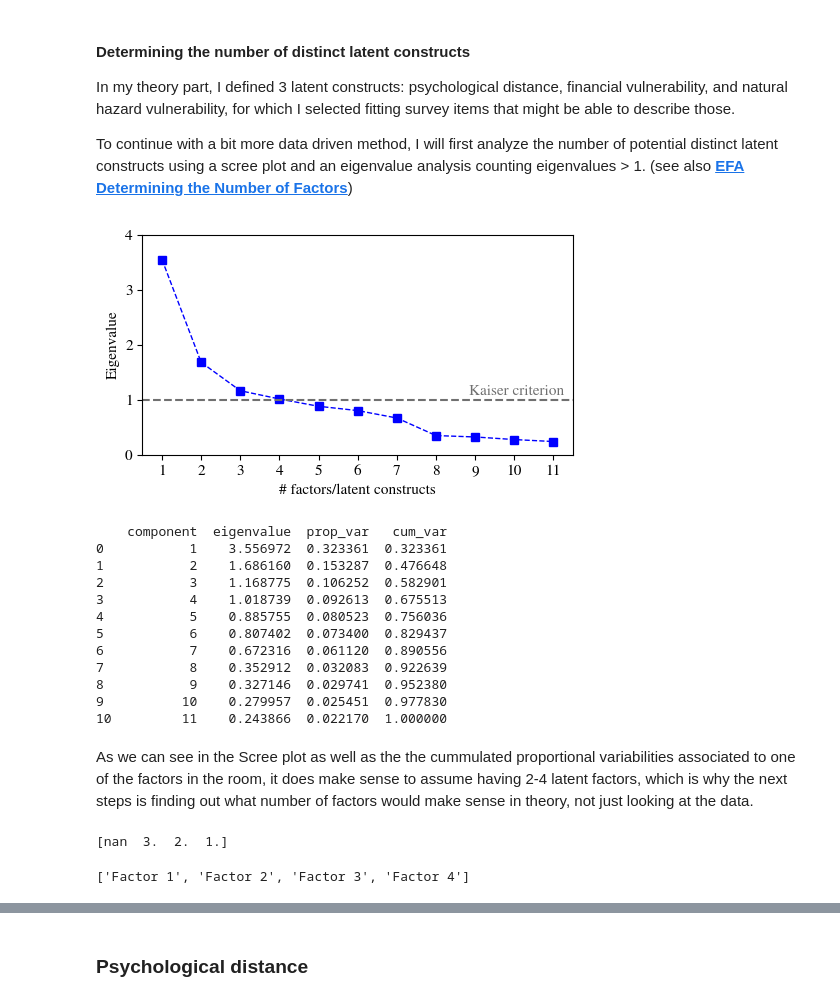
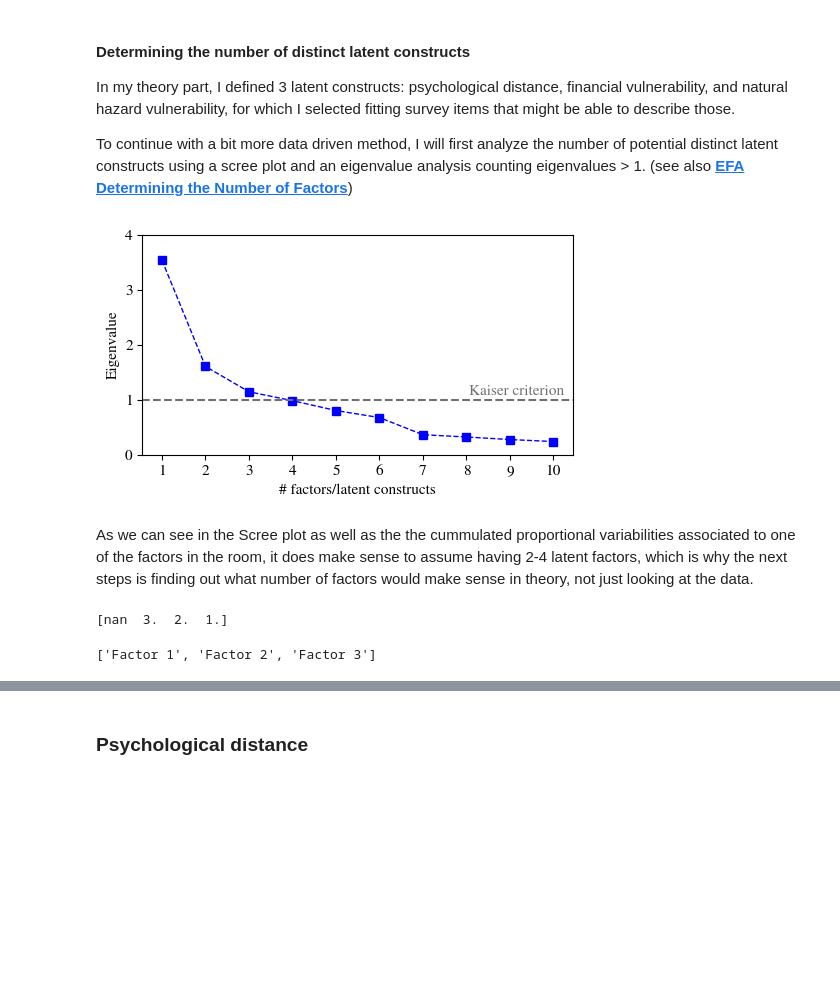
Before and after one commit to matalie/natural-hazard-solidarity, a Jupyter notebook: latent_constructs.ipynb, the cells around one changed output, grey strips where cells are left out. Saved outputs shown, nothing was run; the diff lists cells and outputs as text; code cells hidden in the pictures; blank space fills up the shorter version.

```diff
--- a/latent_constructs.ipynb
+++ b/latent_constructs.ipynb
@@ -142,26 +112,26 @@ To continue with a bit more data driven method, I will first analyze the number
 (see also __[EFA Determining the Number of Factors](https://usq.pressbooks.pub/statisticsforresearchstudents/chapter/efa-assumptions/)__)
 # %%
 refined_items = ['S1_psycho_distance_1', 'S1_psycho_distance_2', 'S1_psycho_distance_3', 'S1_psycho_distance_4',
-         'S1_finan_vulnerability_1',
-         #'S0_costs_cc_policy_1',
-         #'S0_income',
+        #  'S1_finan_vulnerability_1',
+        #  'S0_costs_cc_policy_1',
+        #  'S0_income',
          'S1_sensitivity_nh_1', 'S1_sensitivity_nh_2', 'S1_sensitivity_nh_3',
          'S1_climatechange_nh_1', 'S1_climatechange_nh_2', 'S1_climatechange_nh_3']
 # %%
-X = df[refined_items].dropna() # TODO: make sure not too many are na
+item_data = df[refined_items]
 
+# TODO: handle NaN
+item_data_filtered = item_data.dropna()
 
 # correlation default: pearson
-R = X.corr()
+refined_correlation_matrix = item_data_filtered.corr()
 
 # Eigenvalues (symmetrc Matrix -> eigh is stable)
-eigvals, eigvecs = np.linalg.eigh(R.values)
-
-# sort descending
+eigvals, eigvecs = np.linalg.eigh(refined_correlation_matrix.values)
 eigvals = eigvals[::-1]
 
 # print('Eigenvalues:', np.round(eigvals, 3))
 # print('Summe (sollte = #Items sein):', eigvals.sum())
-X
+refined_correlation_matrix
 # %% [output]
 |  | S1_psycho_distance_1 | S1_psycho_distance_2 | S1_psycho_distance_3 | S1_psycho_distance_4 | ... |
@@ -185,46 +153,33 @@ To continue with a bit more data driven method, I will first analyze the number
 (see also __[EFA Determining the Number of Factors](https://usq.pressbooks.pub/statisticsforresearchstudents/chapter/efa-assumptions/)__)
 # %%
 # Scree plot
-x = np.arange(1, len(eigvals) + 1)
+scree = np.arange(1, len(eigvals) + 1)
 
 plt.figure(figsize=(5,3))
-plt.plot(x, eigvals, marker='s', linestyle='--', linewidth=1, color='blue')
-plt.xticks(x)
+plt.plot(scree, eigvals, marker='s', linestyle='--', linewidth=1, color='blue')
+plt.xticks(scree)
 plt.axhline(1, linestyle='--', color='#707070')  # Kaiser-criteria (optional), often too loose
 ax = plt.gca()
 ax.text(0.98, 1.15, 'Kaiser criterion', transform=ax.get_yaxis_transform(), color='#707070', va='center', ha='right')
 plt.xlabel('# factors/latent constructs')
 plt.ylim(0,4)
 plt.ylabel('Eigenvalue')
 plt.tight_layout()
 plt.savefig(f'../results/Scree-plot.png', dpi=600)
 plt.show()
 
 # % of variance explained by eigenvalues
 explained = eigvals / eigvals.sum()
 cum_explained = np.cumsum(explained)
 
 out = pd.DataFrame({
-    'component': x,
+    'component': scree,
     'eigenvalue': eigvals,
     'prop_var': explained,
     'cum_var': cum_explained
 })
-print(out)
 # %% [output]
-[figure, old version]
+[figure, new version]
-    component  eigenvalue  prop_var   cum_var
-0           1    3.556972  0.323361  0.323361
-1           2    1.686160  0.153287  0.476648
-2           3    1.168775  0.106252  0.582901
-3           4    1.018739  0.092613  0.675513
-4           5    0.885755  0.080523  0.756036
-5           6    0.807402  0.073400  0.829437
-6           7    0.672316  0.061120  0.890556
-7           8    0.352912  0.032083  0.922639
-8           9    0.327146  0.029741  0.952380
-9          10    0.279957  0.025451  0.977830
-10         11    0.243866  0.022170  1.000000
 # %% [markdown]
 As we can see in the Scree plot as well as the the cummulated proportional variabilities associated to one of the factors in the room, it does make sense to assume having 2-4 latent factors, which is why the next steps is finding out what number of factors would make sense in theory, not just looking at the data.
 # %%
@@ -237,9 +192,9 @@ factors = {
     4: ['Factor 1', 'Factor 2', 'Factor 3', 'Factor 4']
 }
 
-num_factors = 4 # TODO change between 2-4
+num_factors = 3 # TODO change between 2-4
 factors[num_factors]
 # %% [output]
 [nan  3.  2.  1.]
-['Factor 1', 'Factor 2', 'Factor 3', 'Factor 4']
+['Factor 1', 'Factor 2', 'Factor 3']
 # %%
```
Also changed, not shown: parts of 12 cells of this notebook, 4 other files.
